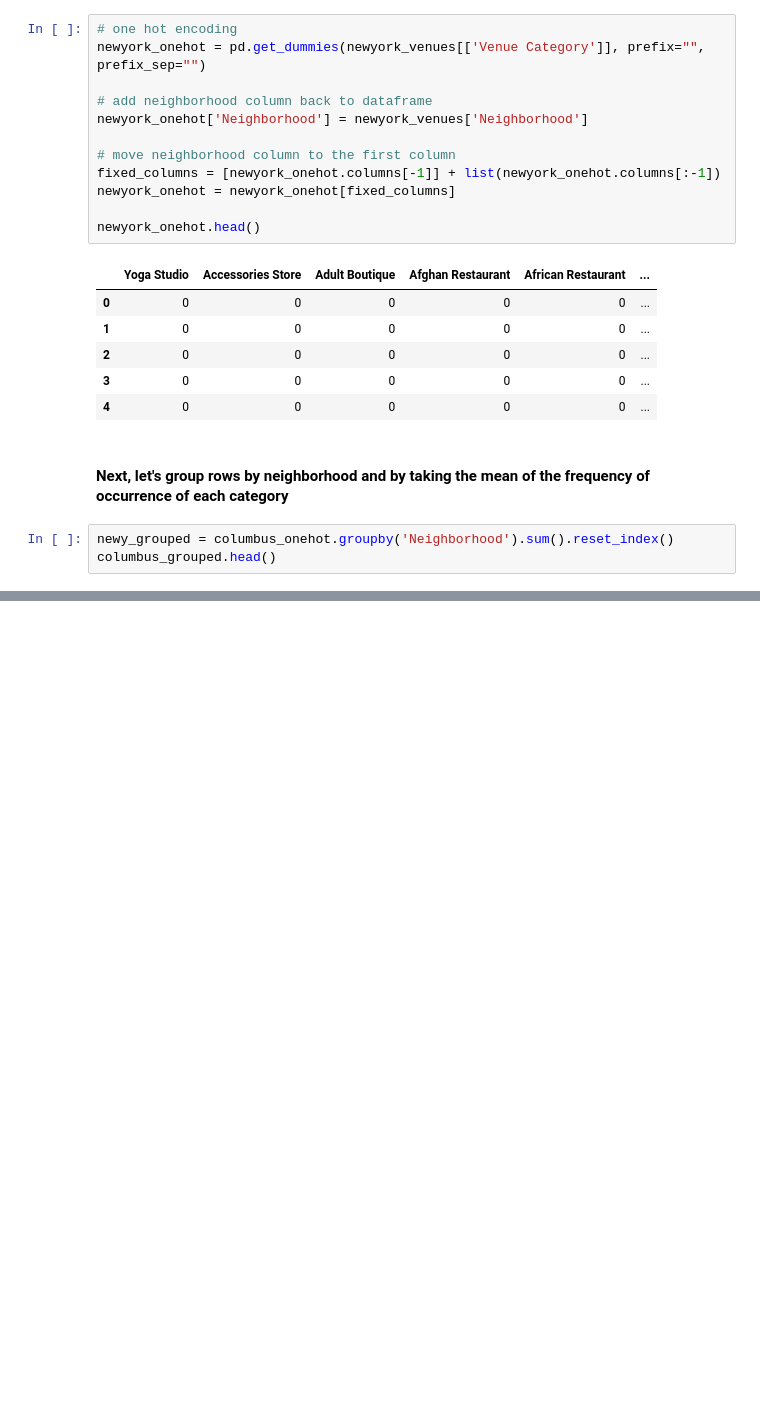
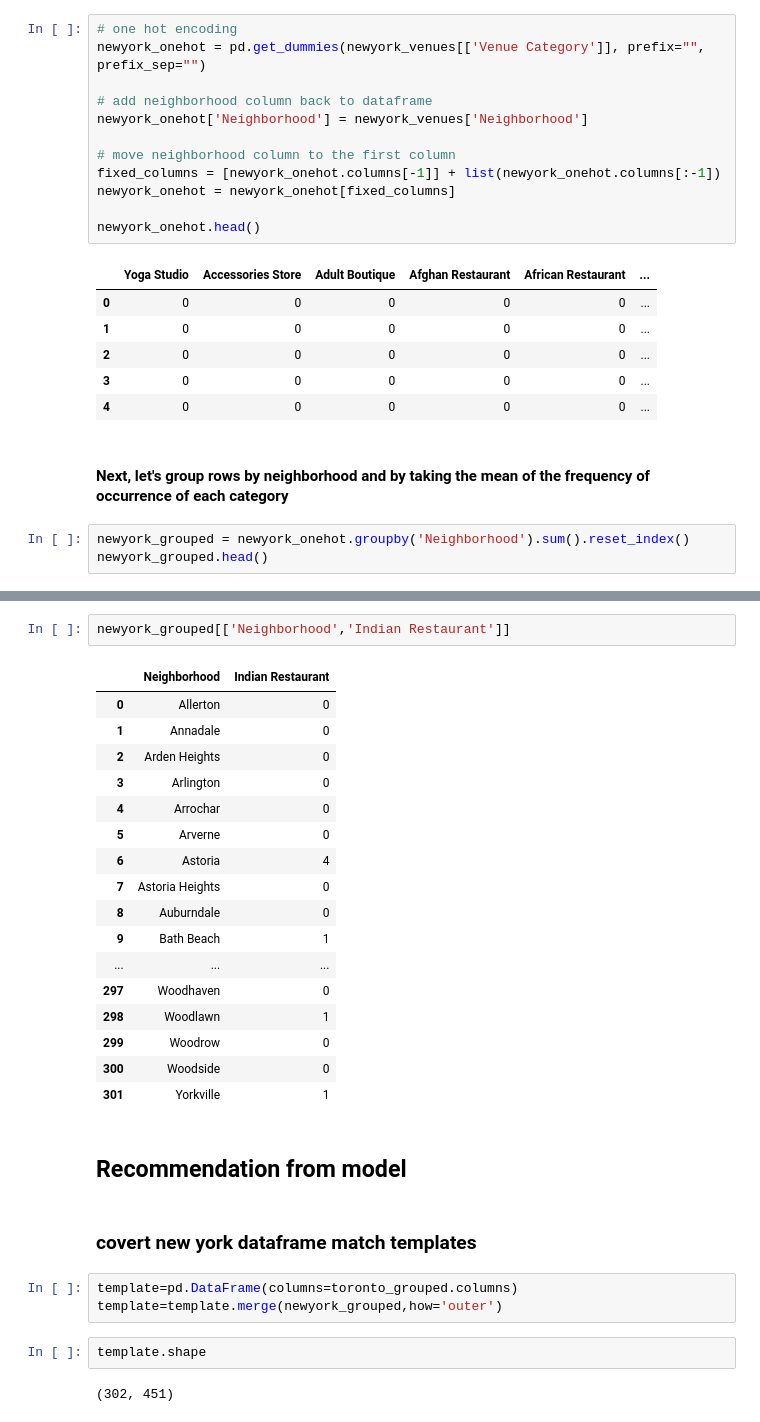
Before and after one commit to Chetas001/Final-Project, a Jupyter notebook: Welcome to Project.ipynb, the cells around one changed output, grey strips where cells are left out. Cells and saved outputs as stored; diff of their text form; blank space fills up the shorter version.

```diff
--- a/Welcome to Project.ipynb
+++ b/Welcome to Project.ipynb
@@ -587,5 +587,5 @@ newyork_onehot.head()
 # %% [markdown]
 #### Next, let's group rows by neighborhood and by taking the mean of the frequency of occurrence of each category
 # %%
-newy_grouped = columbus_onehot.groupby('Neighborhood').sum().reset_index()
-columbus_grouped.head()
+newyork_grouped = newyork_onehot.groupby('Neighborhood').sum().reset_index()
+newyork_grouped.head()
@@ -591,0 +599,31 @@ columbus_grouped.head()
+# %%
+newyork_grouped[['Neighborhood','Indian Restaurant']]
+# %% [output]
+|  | Neighborhood | Indian Restaurant |
+| 0 | Allerton | 0 |
+| 1 | Annadale | 0 |
+| 2 | Arden Heights | 0 |
+| 3 | Arlington | 0 |
+| 4 | Arrochar | 0 |
+| 5 | Arverne | 0 |
+| 6 | Astoria | 4 |
+| 7 | Astoria Heights | 0 |
+| 8 | Auburndale | 0 |
+| 9 | Bath Beach | 1 |
+| ... | ... | ... |
+| 297 | Woodhaven | 0 |
+| 298 | Woodlawn | 1 |
+| 299 | Woodrow | 0 |
+| 300 | Woodside | 0 |
+| 301 | Yorkville | 1 |
+# %% [markdown]
+## Recommendation from model
+# %% [markdown]
+### covert new york dataframe match templates
+# %%
+template=pd.DataFrame(columns=toronto_grouped.columns)
+template=template.merge(newyork_grouped,how='outer')
+# %%
+template.shape
+# %% [output]
+(302, 451)
```
Also changed, not shown: parts of 17 cells of this notebook.
